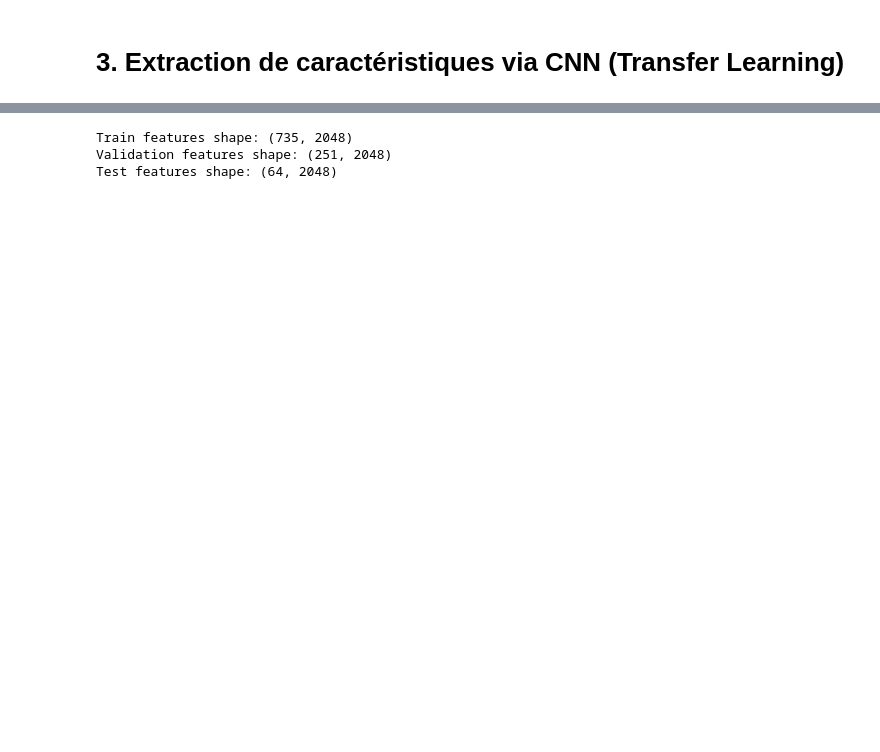
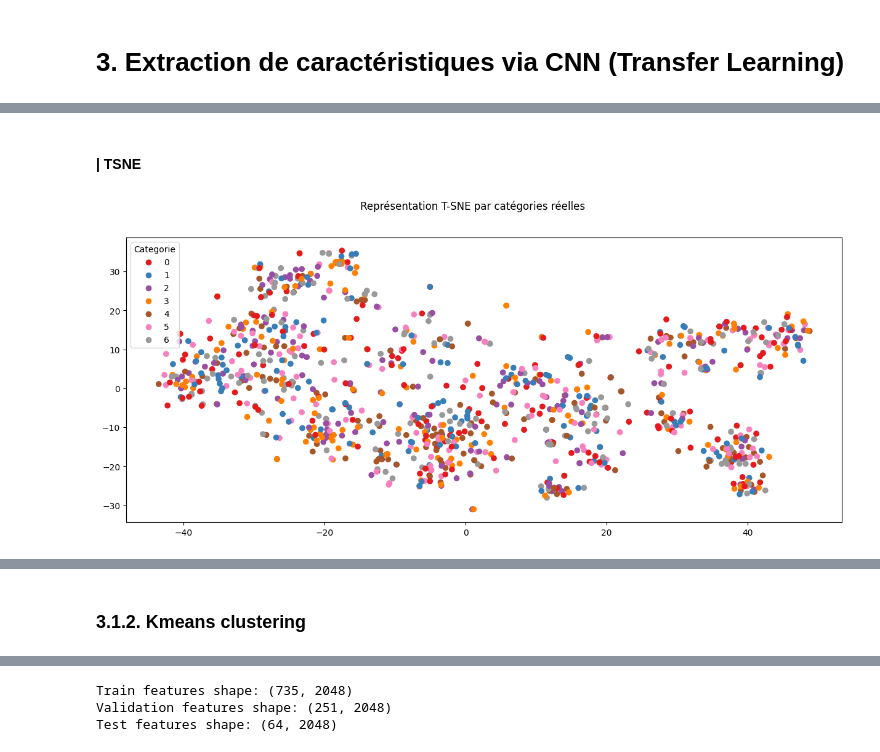
Before and after one commit to amadousysada/classification-automatiquement-des-biens-de-consommation, a Jupyter notebook: classification.ipynb, the cells around one changed output, grey strips where cells are left out. Drawn from its saved outputs; the diff is of its cells as text; code cells hidden in the pictures; blank space fills up the shorter version.

```diff
--- a/classification.ipynb
+++ b/classification.ipynb
@@ -139,3 +119,6 @@ def extract_features(dataset, model):
     labels_array = np.concatenate(labels_list, axis=0)
 
     return features_array, labels_array
+# %%
+true_classes = data_ds.class_names
+data_ds = data_ds.map(preprocess)
@@ -141,0 +127,5 @@ def extract_features(dataset, model):
+# %%
+base_model = ResNet50(weights='imagenet', include_top=False, pooling='avg', input_shape=(224, 224, 3))
+# %%
+%%time
+features = base_model.predict(data_ds)
@@ -141,0 +144,5 @@ def extract_features(dataset, model):
+# %%
+%%time
+pca = PCA(n_components=0.9)
+pca.fit(features)
+X_pca = pca.transform(features)
@@ -141,0 +168,16 @@ def extract_features(dataset, model):
+# %% [markdown]
+#### | TSNE
+# %%
+%%time
+fig = plt.figure(figsize=(15,6))
+colors, _= pd.factorize(data.category)
+tsne_data = []
+tsne = TSNE(n_components=2, perplexity=30, random_state=42)
+X_tsne = tsne.fit_transform(X_pca)
+scatter = plt.scatter(X_tsne[:,0],X_tsne[:,1], c=colors, cmap='Set1')
+plt.legend(handles=scatter.legend_elements()[0], labels=np.unique(true_labels).tolist(), loc="best", title="Categorie")
+
+plt.suptitle("Représentation T-SNE par catégories réelles")
+plt.show()
+# %% [output]
+[figure, added]
@@ -141,0 +186,2 @@ def extract_features(dataset, model):
+# %% [markdown]
+### 3.1.2. Kmeans clustering
```
Also changed, not shown: parts of 36 cells of this notebook, 1 other file.
